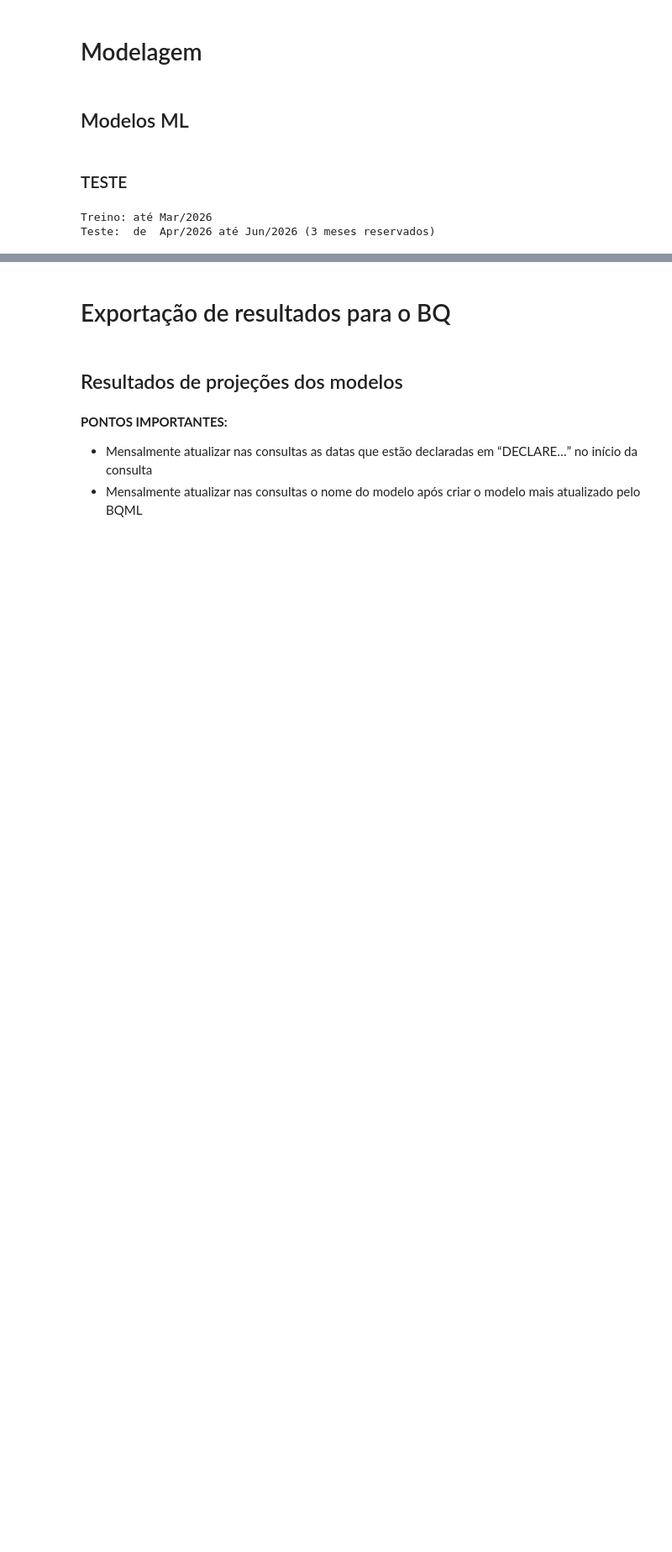
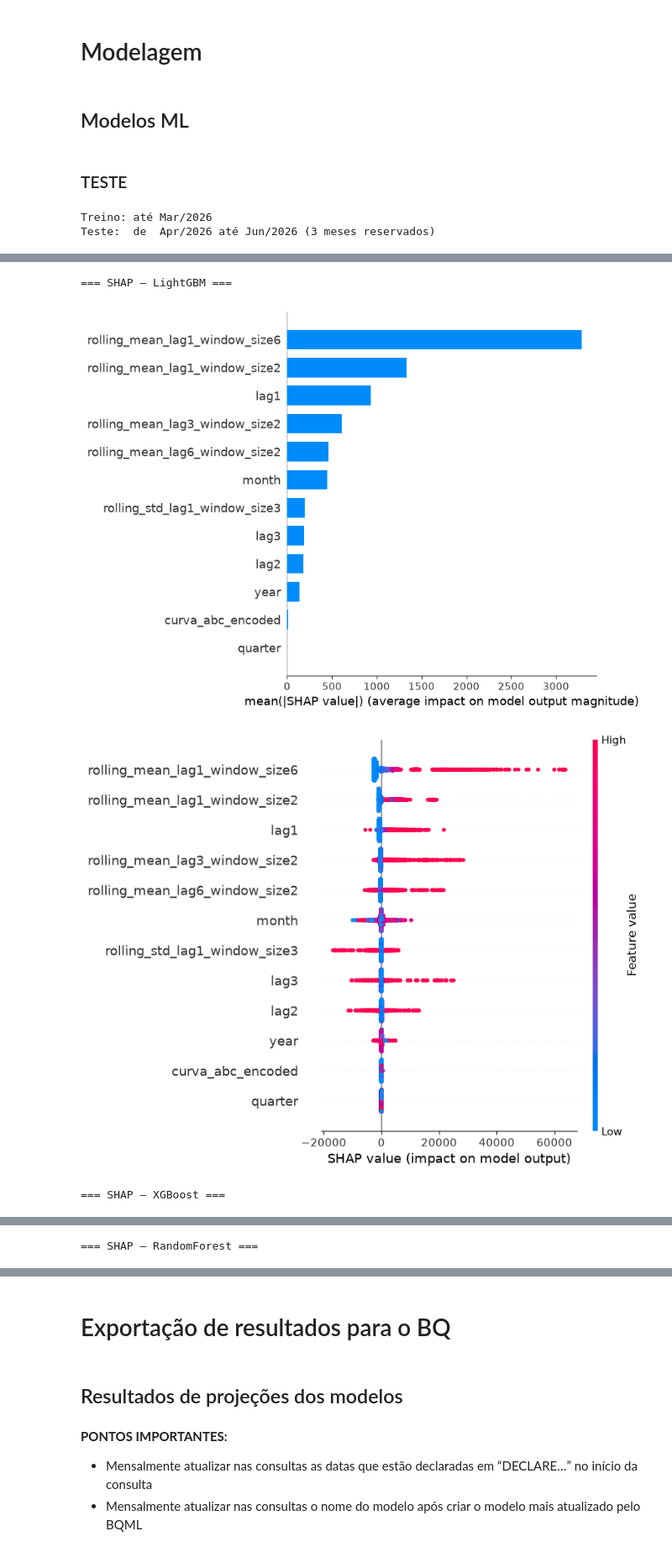
Before and after one commit to DUX-Labs/ds-projecoes-time-series-sop, a Jupyter notebook: notebooks/modelos_projecao_sop_por_canal.ipynb, the cells around one changed output, grey strips where cells are left out. Shown at 84% size. Saved outputs shown, nothing was run; the diff lists cells and outputs as text; code cells hidden in the pictures; blank space fills up the shorter version.

Commit message:
add feature importance

```diff
--- a/notebooks/modelos_projecao_sop_por_canal.ipynb
+++ b/notebooks/modelos_projecao_sop_por_canal.ipynb
@@ -503,7 +503,7 @@ def make_objective(model_name):
 # ============================================================
 optuna.logging.set_verbosity(optuna.logging.WARNING)  # suprime logs repetitivos
 
-N_TRIALS_PER_MODEL = 50  # ajustar conforme orçamento de tempo disponível
+N_TRIALS_PER_MODEL = 70  # ajustar conforme orçamento de tempo disponível
 
 studies = {}
 for model_name in ["LightGBM", "XGBoost", "RandomForest"]:
@@ -583,0 +584,28 @@ print(df_projecao.head(10))
+# %%
+# Feature Importance com SHAP
+
+# 1. Reconstrói a matriz de features EXATA usada no fit da célula 27
+#    (mesmos lags, rolling, date features, static features)
+X_treino = mlf_both.preprocess(df_forecast[TRAIN_COLS], static_features=STATIC_COLS)
+X_treino = X_treino.drop(columns=[ID_COL, TIME_COL, TARGET_COL])
+
+resultados_shap = {}
+
+# 2. Um TreeExplainer por modelo (funciona nativamente para os 3 tipos)
+for nome_modelo, modelo in mlf_both.models_.items():
+    print(f"\n=== SHAP — {nome_modelo} ===")
+    explainer = shap.TreeExplainer(modelo)
+    shap_values = explainer.shap_values(X_treino)
+    resultados_shap[nome_modelo] = shap_values
+
+    # Ranking simples de importância (média do |SHAP| por feature)
+    shap.summary_plot(shap_values, X_treino, plot_type="bar", show=True)
+
+    # Visão completa: importância + direção do efeito (feature alta/baixa
+    # empurra a previsão para cima ou para baixo)
+    shap.summary_plot(shap_values, X_treino, show=True)
+# %% [output]
+=== SHAP — LightGBM ===
+[figure, added]
+[figure, added]
+=== SHAP — XGBoost ===
@@ -583,0 +614 @@ print(df_projecao.head(10))
+=== SHAP — RandomForest ===
```
Also changed, not shown: parts of 11 cells of this notebook, 1 other file.
